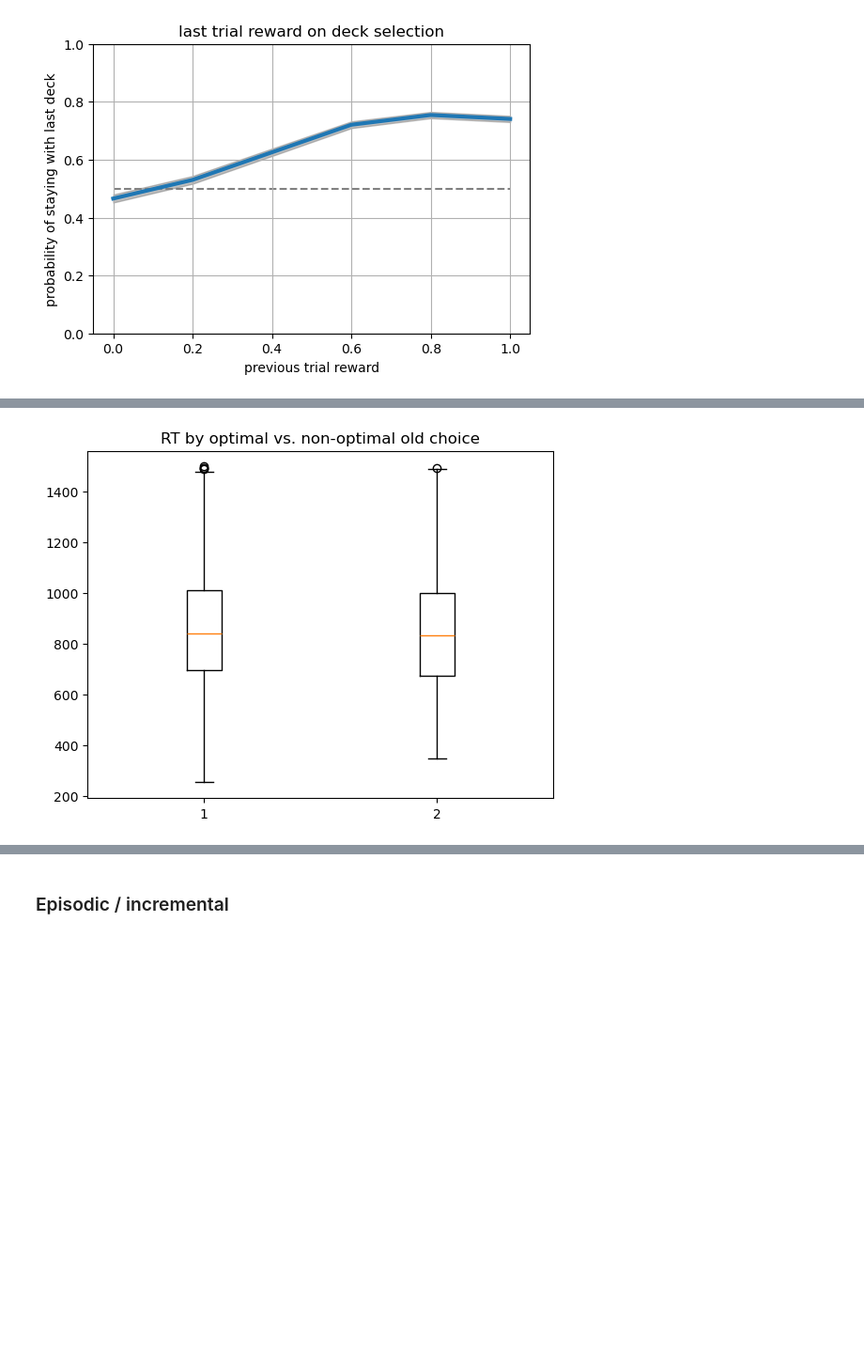
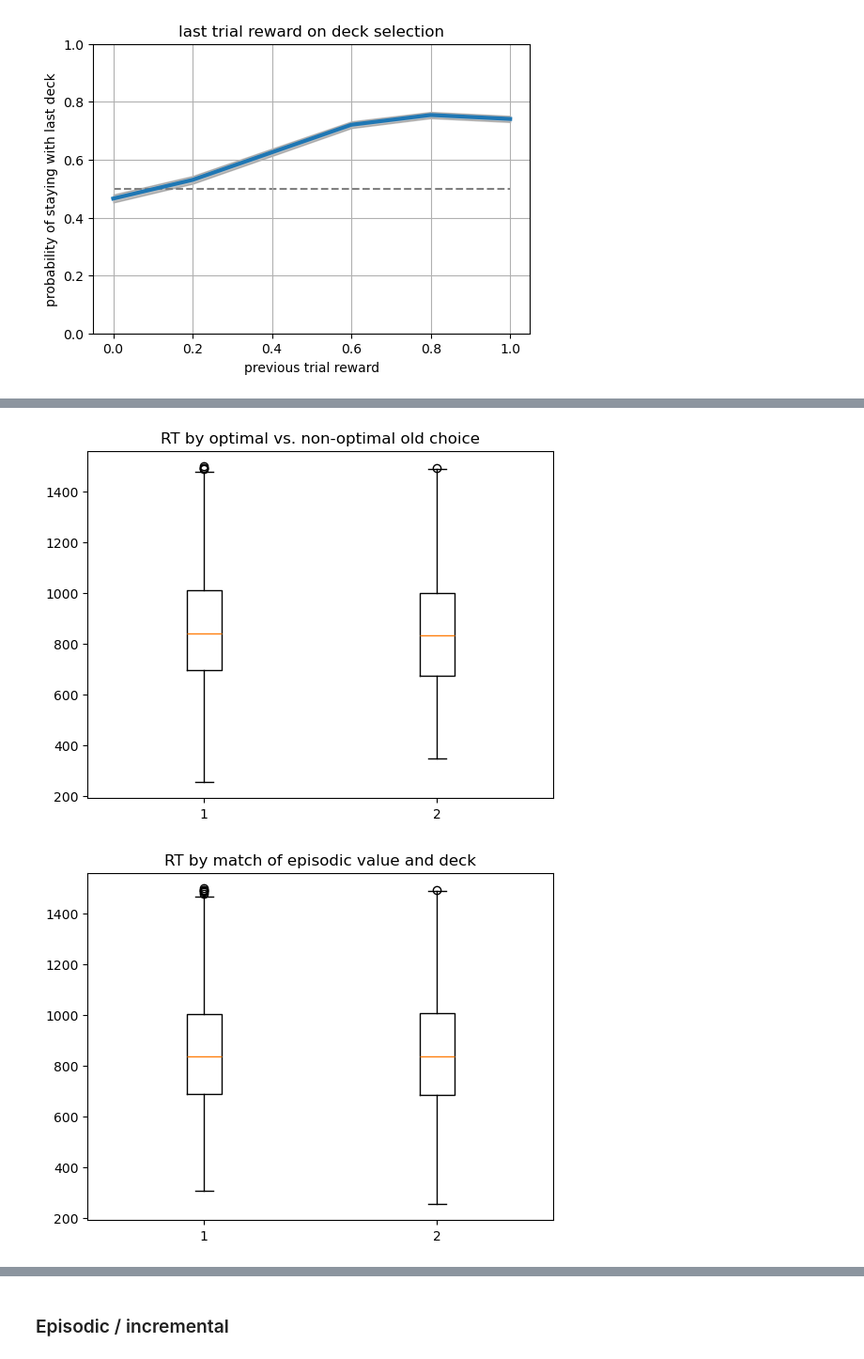
Before and after one commit to csiyer/hybrid_rl, a Jupyter notebook: fmri_analysis/behavior.ipynb, the cells around one changed output, grey strips where cells are left out. Shown at 94% size. Cells and saved outputs as stored; diff of their text form; code cells hidden in the pictures; blank space fills up the shorter version.

```diff
--- a/fmri_analysis/behavior.ipynb
+++ b/fmri_analysis/behavior.ipynb
@@ -141,12 +141,21 @@ pf.simple_plot(data, x_var='PP', y_var = 'StayResp', ylim=(0,1), chance=0.5,
 # %%
 # RT differences between key conditions?
 plt.boxplot([ data[(data.OldT==1)&(~pd.isna(data.RT))].RT, data[(data.OldT==0)&(~pd.isna(data.RT))].RT ])
 plt.title('RT by old/new vs new/new trial')
 plt.show()
 
 plt.boxplot([ data[(data.OptObj==1)&(~pd.isna(data.RT))].RT, data[(data.OptObj==0)&(~pd.isna(data.RT))].RT ])
 plt.title('RT by optimal vs. non-optimal old choice')
 plt.show()
+
+plt.boxplot([ data[(data.ObjDeckMatch==1)&(~pd.isna(data.RT))].RT, data[(data.ObjDeckMatch==0)&(~pd.isna(data.RT))].RT ])
+plt.title('RT by match of episodic value and deck')
+plt.show()
+
+plt.boxplot([ data[(data.OptObj==1)&(~pd.isna(data.RT))&(data.ObjDeckMatch==1)].RT, data[(data.OptObj==0)&(~pd.isna(data.RT))&(data.ObjDeckMatch==1)].RT ])
+plt.title('RT by optimal memory choice on mismatch trials')
+plt.show()
 # %% [output]
 [figure]
 [figure]
+[figure, added]
```
Also changed, not shown: parts of 4 cells of this notebook, 13 other files.
